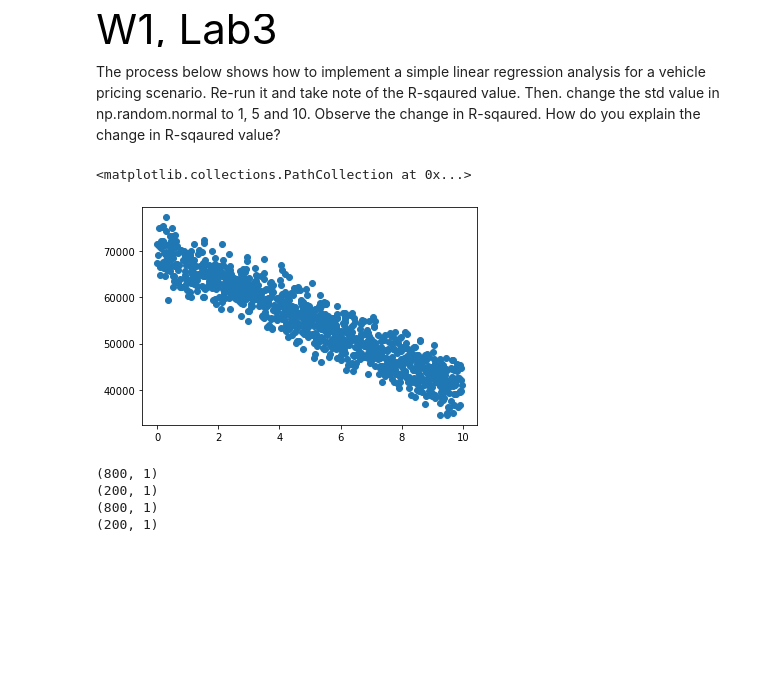
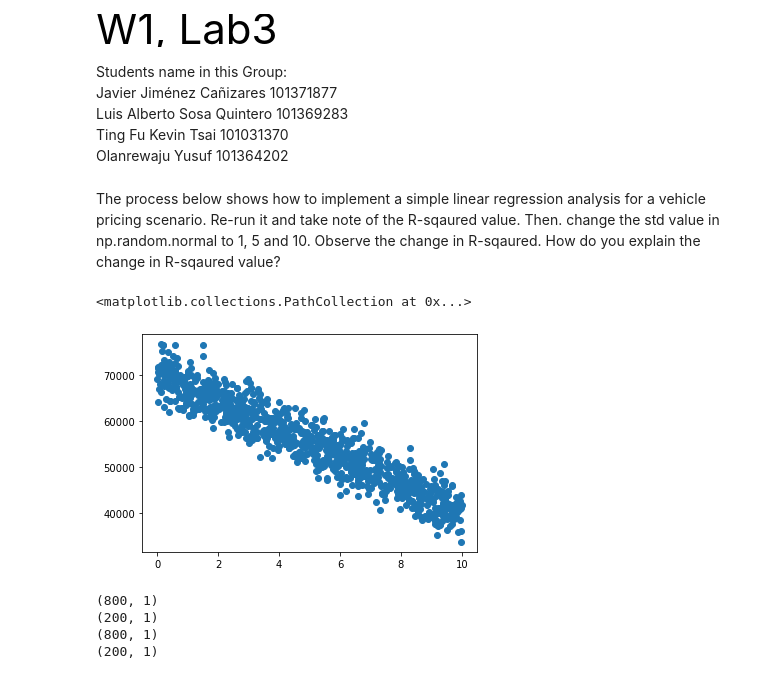
Before and after one commit to Jajc09/GBC-MCfML, a Jupyter notebook: Labs_W1_W2/W1, Lab3.ipynb, the cells around one changed output. Saved outputs shown, nothing was run; the diff lists cells and outputs as text; code cells hidden in the pictures; blank space fills up the shorter version.

Commit message:
Names added to labs.

```diff
--- a/Labs_W1_W2/W1, Lab3.ipynb
+++ b/Labs_W1_W2/W1, Lab3.ipynb
@@ -1,5 +1,11 @@
 # %% [markdown]
 <p style="font-family: Arial; font-size:3em;color:black;"> W1, Lab3 </p>
+# %% [markdown]
+Students name in this Group: <br>
+Javier Jiménez Cañizares 101371877<br>
+Luis Alberto Sosa Quintero 101369283<br>
+Ting Fu Kevin Tsai 101031370<br>
+Olanrewaju Yusuf 101364202<br>
 # %% [markdown]
 The process below shows how to implement a simple linear regression analysis for a vehicle pricing scenario. Re-run it and take note of the R-sqaured value. Then. change the std value in np.random.normal to 1, 5 and 10. Observe the change in R-sqaured. How do you explain the change in R-sqaured value?
 # %%
@@ -13,14 +19,16 @@ from sklearn.metrics import mean_squared_error
 # %%
 vehicle_age = np.random.uniform(0,10,1000)
 vehicle_price = 70000 - (vehicle_age + np.random.normal(0, 1, 1000)) * 3000
+
+vehicle_age_old = vehicle_age.copy()
 
 vehicle_age = vehicle_age.reshape(-1, 1)
 vehicle_price = vehicle_price.reshape(-1, 1)
 
 plt.scatter(vehicle_age, vehicle_price)
 # %% [output]
 <matplotlib.collections.PathCollection at 0x...>
-[figure, old version]
+[figure, new version]
 # %%
 #DIVIDE TRAIN AND TEST SETS
 X_train, X_test, Y_train, Y_test = train_test_split(vehicle_age,vehicle_price, test_size=0.2, random_state=1)
```
Also changed, not shown: parts of 14 cells of this notebook, 2 other files.
